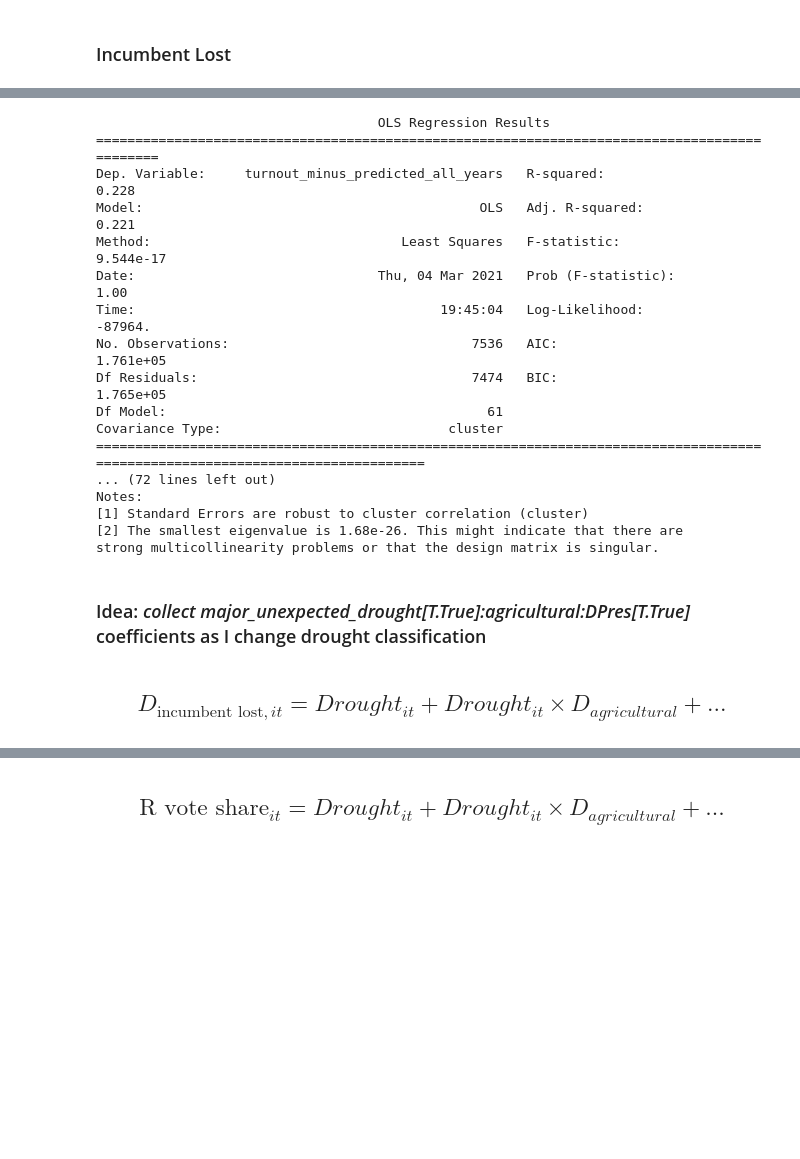
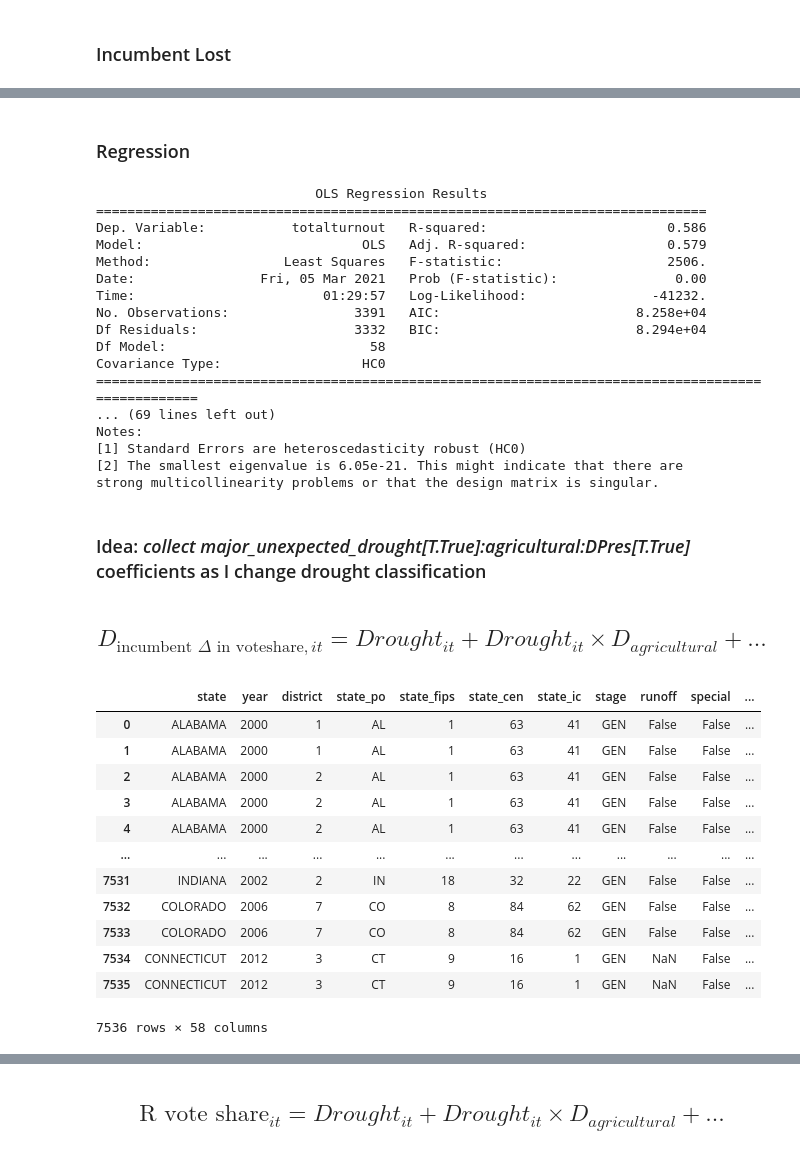
Before and after one commit to m-gaster/Droughts-and-US-Voting, a Jupyter notebook: Impact of Drought on US Voting.ipynb, the cells around one changed output, grey strips where cells are left out. Drawn from its saved outputs; the diff is of its cells as text; code cells hidden in the pictures; blank space fills up the shorter version.

```diff
--- a/Impact of Drought on US Voting.ipynb
+++ b/Impact of Drought on US Voting.ipynb
@@ -845,7 +857,4 @@ for state in counties_in_district_dict:
                 district_drought_dict[state][year][int(district)] = avg_drought_over_period
 
             except Exception as e:
-                if 'St.' not in str(e):
-
-                    print(e)
-#                     print(state,year,district)
+                pass # at this point, these are just two strangely spelled counties that don't matter for the analysis - would fix if had time
@@ -959,0 +943,10 @@ len(elec_df[elec_df['major_unexpected_drought']==1])
+# %%
+elec_df.rename(columns={'None':'No_drought'}, inplace=True) #THIS HOPEFULLY ISN'T NECESSARY WHEN EVERYTHIGN IS RUN IN ORDER
+
+levels_of_drought_weight_dict = {}
+
+for level in levels_of_drought:
+
+    levels_of_drought_weight_dict[level] = 1 / elec_df[elec_df['agricultural']==1].groupby(by=['state', 'year', 'district']).mean()[level].mean() #this is the mean after collapsing down to each election (so there isn't more weight on elections with more candidates)
+
+#     print(level, elec_df[elec_df['agricultural']==1][level].mean(), elec_df[elec_df['agricultural']==1].groupby(by=['state', 'year', 'district']).mean()[level].mean())
@@ -959,0 +957,2 @@ len(elec_df[elec_df['major_unexpected_drought']==1])
+# %%
+elec_df['drought inner prod'] = sum(elec_df[level]*levels_of_drought_weight_dict[level] for level in levels_of_drought)
@@ -959,0 +961,3 @@ len(elec_df[elec_df['major_unexpected_drought']==1])
+# %%
+max_drought = sum(100*levels_of_drought_weight_dict[level] for level in levels_of_drought)
+elec_df['drought_score'] = elec_df['drought inner prod'] / max_drought
@@ -976,26 +1006,45 @@ indep_var_str = 'major_unexpected_drought*agricultural*DPres + state + year'
+# %% [markdown]
+### Regression
 # %%
-turnout_change_regression = smf.ols(formula='turnout_minus_predicted_all_years ~ major_unexpected_drought*agricultural*DPres + state + year', data=elec_df)
-turnout_change_regression_result = turnout_change_regression.fit(cov_type='cluster', cov_kwds={'groups':elec_df['state']}) #this might not be the right kind of standard error
+turnout_change_regression = smf.ols(formula=f'totalturnout ~ {continuous_agr_indep_vars}', data=collapsed_elec_df)
+# turnout_change_regression_result = turnout_change_regression.fit(cov_type='cluster', cov_kwds={'groups':collapsed_elec_df['state']}) #this might not be the right kind of standard error
+turnout_change_regression_result = turnout_change_regression.fit(cov_type='HC0') #this might not be the right kind of standard error
 print(turnout_change_regression_result.summary())
 # %% [output]
-                                    OLS Regression Results
-=============================================================================================
-Dep. Variable:     turnout_minus_predicted_all_years   R-squared:                       0.228
-Model:                                           OLS   Adj. R-squared:                  0.221
-Method:                                Least Squares   F-statistic:                 9.544e-17
-Date:                               Thu, 04 Mar 2021   Prob (F-statistic):               1.00
-Time:                                       19:45:04   Log-Likelihood:                -87964.
-No. Observations:                               7536   AIC:                         1.761e+05
-Df Residuals:                                   7474   BIC:                         1.765e+05
-Df Model:                                         61
-Covariance Type:                             cluster
-===============================================================================================================================
-... (72 lines left out)
+                            OLS Regression Results
+==============================================================================
+Dep. Variable:           totalturnout   R-squared:                       0.586
+Model:                            OLS   Adj. R-squared:                  0.579
+Method:                 Least Squares   F-statistic:                     2506.
+Date:                Fri, 05 Mar 2021   Prob (F-statistic):               0.00
+Time:                        01:29:57   Log-Likelihood:                -41232.
+No. Observations:                3391   AIC:                         8.258e+04
+Df Residuals:                    3332   BIC:                         8.294e+04
+Df Model:                          58
+Covariance Type:                  HC0
+==================================================================================================
+... (69 lines left out)
 Notes:
-[1] Standard Errors are robust to cluster correlation (cluster)
-[2] The smallest eigenvalue is 1.68e-26. This might indicate that there are
+[1] Standard Errors are heteroscedasticity robust (HC0)
+[2] The smallest eigenvalue is 6.05e-21. This might indicate that there are
 strong multicollinearity problems or that the design matrix is singular.
 # %% [markdown]
 ### Idea: *collect major_unexpected_drought[T.True]:agricultural:DPres[T.True]* coefficients as I change drought classification
 # %% [markdown]
-## \begin{equation} D_{\text{incumbent lost}, it} = Drought_{it} + Drought_{it} \times D_{agricultural} + ...  \end{equation}
+## \begin{equation} D_{\text{incumbent }\Delta \text{ in voteshare} , it} = Drought_{it} + Drought_{it} \times D_{agricultural} + ...  \end{equation}
+# %%
+elec_df
+# %% [output]
+|  | state | year | district | state_po | state_fips | state_cen | state_ic | stage | runoff | special | ... |
+| 0 | ALABAMA | 2000 | 1 | AL | 1 | 63 | 41 | GEN | False | False | ... |
+| 1 | ALABAMA | 2000 | 1 | AL | 1 | 63 | 41 | GEN | False | False | ... |
+| 2 | ALABAMA | 2000 | 2 | AL | 1 | 63 | 41 | GEN | False | False | ... |
+| 3 | ALABAMA | 2000 | 2 | AL | 1 | 63 | 41 | GEN | False | False | ... |
+| 4 | ALABAMA | 2000 | 2 | AL | 1 | 63 | 41 | GEN | False | False | ... |
+| ... | ... | ... | ... | ... | ... | ... | ... | ... | ... | ... | ... |
+| 7531 | INDIANA | 2002 | 2 | IN | 18 | 32 | 22 | GEN | False | False | ... |
+| 7532 | COLORADO | 2006 | 7 | CO | 8 | 84 | 62 | GEN | False | False | ... |
+| 7533 | COLORADO | 2006 | 7 | CO | 8 | 84 | 62 | GEN | False | False | ... |
+| 7534 | CONNECTICUT | 2012 | 3 | CT | 9 | 16 | 1 | GEN | NaN | False | ... |
+| 7535 | CONNECTICUT | 2012 | 3 | CT | 9 | 16 | 1 | GEN | NaN | False | ... |
+7536 rows × 58 columns
```
Also changed, not shown: parts of 59 cells of this notebook.
